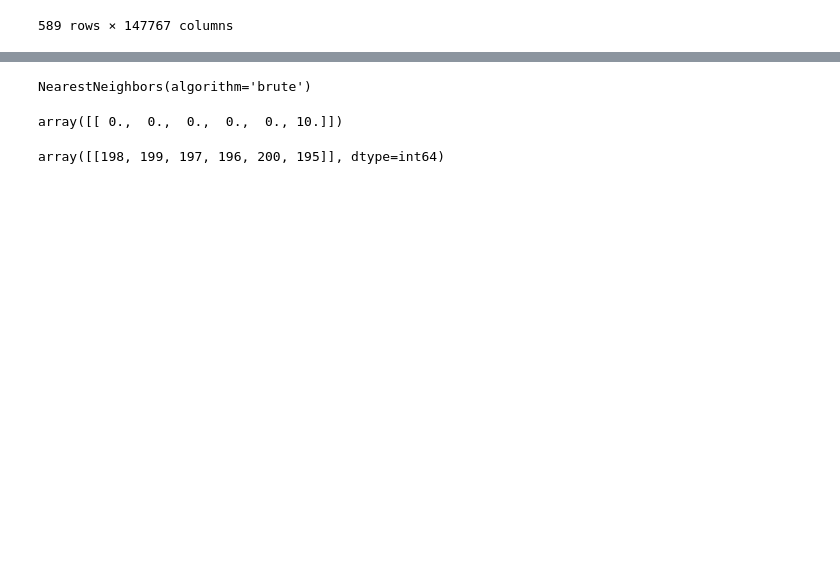
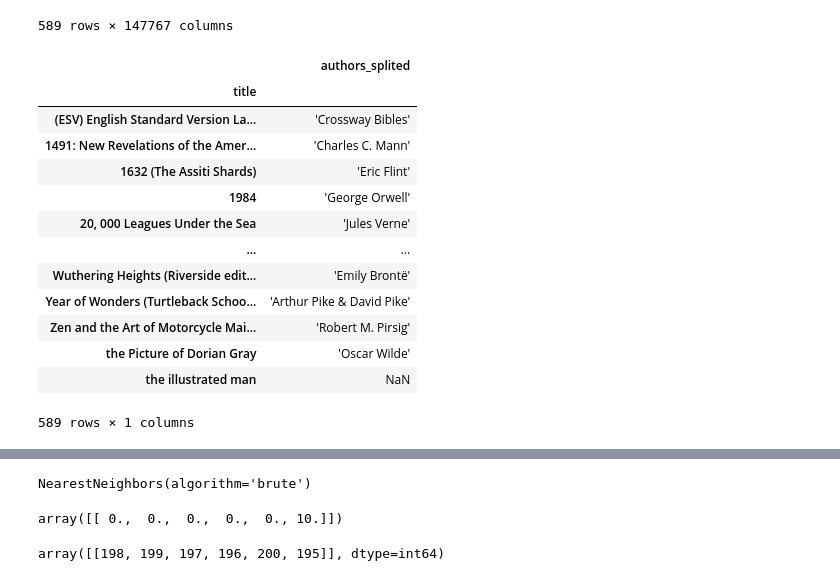
Before and after one commit to RodrigoRalhaMoreira/WinterHackhatonFCT, a Jupyter notebook: WinterHackathonAmazonDataSet.ipynb, the cells around one changed output, grey strips where cells are left out. Cells and saved outputs as stored; diff of their text form; code cells hidden in the pictures; blank space fills up the shorter version.

```diff
--- a/WinterHackathonAmazonDataSet.ipynb
+++ b/WinterHackathonAmazonDataSet.ipynb
@@ -229,5 +233,23 @@ matrix_ratings_authors
 | the illustrated man | 0.0 | 0.0 | 0.0 | 0.0 | ... |
 589 rows × 147767 columns
 # %%
-authors_matrix = pd.get_dummies(matrix_ratings)
+pattern = r'authors\w+'
+#final_matrix = final_matrix.drop(list(final_matrix.filter(regex=pattern)))
+authors_matrix = matrix_ratings_authors.filter(regex=pattern)
+authors_matrix
+# %% [output]
+|  | authors_splited |
+| title |  |
+| (ESV) English Standard Version La... | 'Crossway Bibles' |
+| 1491: New Revelations of the Amer... | 'Charles C. Mann' |
+| 1632 (The Assiti Shards) | 'Eric Flint' |
+| 1984 | 'George Orwell' |
+| 20, 000 Leagues Under the Sea | 'Jules Verne' |
+| ... | ... |
+| Wuthering Heights (Riverside edit... | 'Emily Brontë' |
+| Year of Wonders (Turtleback Schoo... | 'Arthur Pike & David Pike' |
+| Zen and the Art of Motorcycle Mai... | 'Robert M. Pirsig' |
+| the Picture of Dorian Gray | 'Oscar Wilde' |
+| the illustrated man | NaN |
+589 rows × 1 columns
 # %%
```
Also changed, not shown: parts of 10 cells of this notebook.
